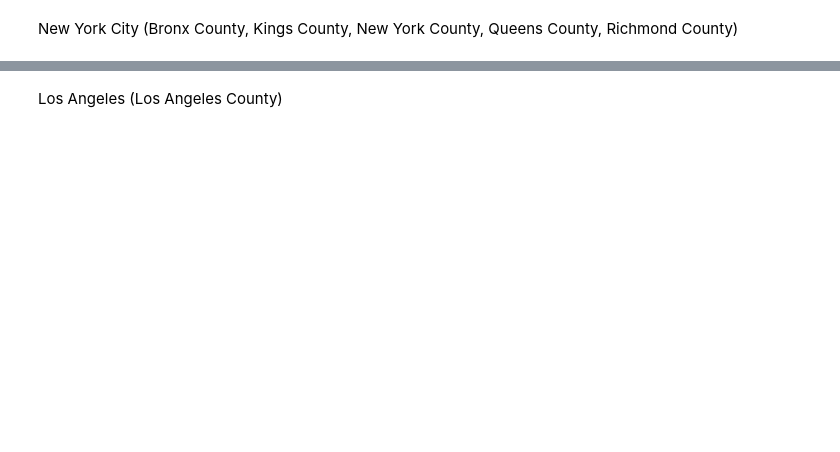
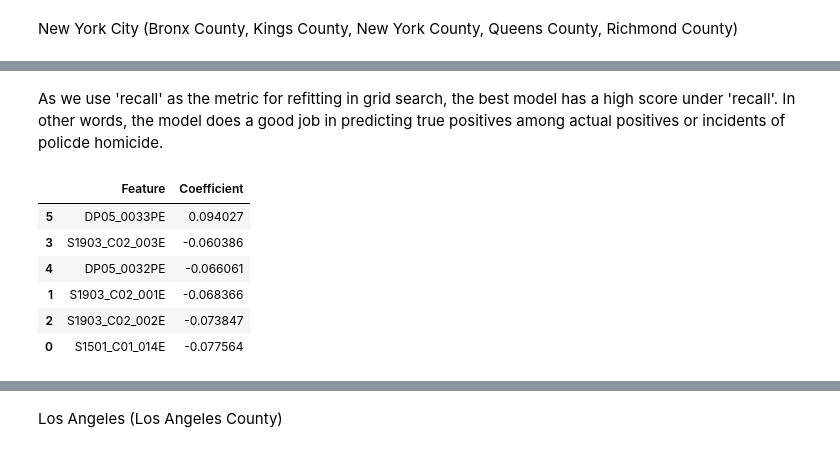
Before and after one commit to flora-concise/macs-30100-police-proj-cleaned, a Jupyter notebook: logistic_regression.ipynb, the cells around one changed output, grey strips where cells are left out. Saved outputs shown, nothing was run; the diff lists cells and outputs as text; code cells hidden in the pictures; blank space fills up the shorter version.

```diff
--- a/logistic_regression.ipynb
+++ b/logistic_regression.ipynb
@@ -20,6 +21,2 @@ print(df_ny.shape)
 # %% [markdown]
 New York City (Bronx County, Kings County, New York County, Queens County, Richmond County)
-# %%
-df_ny = df_ny[["S1501_C01_014E", "S1903_C02_001E", "S1903_C02_002E", "S1903_C02_003E", "DP05_0032PE", "DP05_0033PE", "target"]]
-df_ny.replace(to_replace = {'250,000+': '250000', '2,500-': '2500', '-': np.nan}, inplace=True)
-df_ny = df_ny.dropna().astype(float)
@@ -145,0 +64,17 @@ np.round(lgr.score(X_test, y_test),3)
+# %%
+# undersample the training data according to the minority class
+np.random.seed(42)
+class_0_ind = np.where(y_train == 0)[0]
+class_1_ind = np.where(y_train == 1)[0]
+num_minority_samples = len(class_1_ind)
+undersampled_ind = np.random.choice(class_0_ind, size=num_minority_samples, replace=False)
+
+# combine indices of both classes
+undersampled_ind = np.concatenate([undersampled_ind, class_1_ind])
+
+# shuffle indices
+np.random.shuffle(undersampled_ind)
+
+# create undersampled training data with equal number of samples from the two classes
+X_train_undersam = X_train[undersampled_ind]
+y_train_undersam = y_train.iloc[undersampled_ind]
@@ -145,0 +117,5 @@ np.round(lgr.score(X_test, y_test),3)
+# %%
+# test the best model and generate classification report
+lr_best = grid_cv.best_estimator_
+y_pred = lr_best.predict(X_test)
+print(classification_report(y_test, y_pred, target_names=['0', '1']))
@@ -145,0 +131,14 @@ np.round(lgr.score(X_test, y_test),3)
+# %% [markdown]
+As we use 'recall' as the metric for refitting in grid search, the best model has a high score under 'recall'. In other words, the model does a good job in predicting true positives among actual positives or incidents of policde homicide.
+# %%
+coef = lr_best.coef_.flatten()
+coef_df = pd.DataFrame({'Feature': ["S1501_C01_014E", "S1903_C02_001E", "S1903_C02_002E", "S1903_C02_003E", "DP05_0032PE", "DP05_0033PE"], 'Coefficient': coef})
+coef_df.sort_values(by='Coefficient', ascending=False)
+# %% [output]
+|  | Feature | Coefficient |
+| 5 | DP05_0033PE | 0.094027 |
+| 3 | S1903_C02_003E | -0.060386 |
+| 4 | DP05_0032PE | -0.066061 |
+| 1 | S1903_C02_001E | -0.068366 |
+| 2 | S1903_C02_002E | -0.073847 |
+| 0 | S1501_C01_014E | -0.077564 |
```
Also changed, not shown: parts of 123 cells of this notebook.
